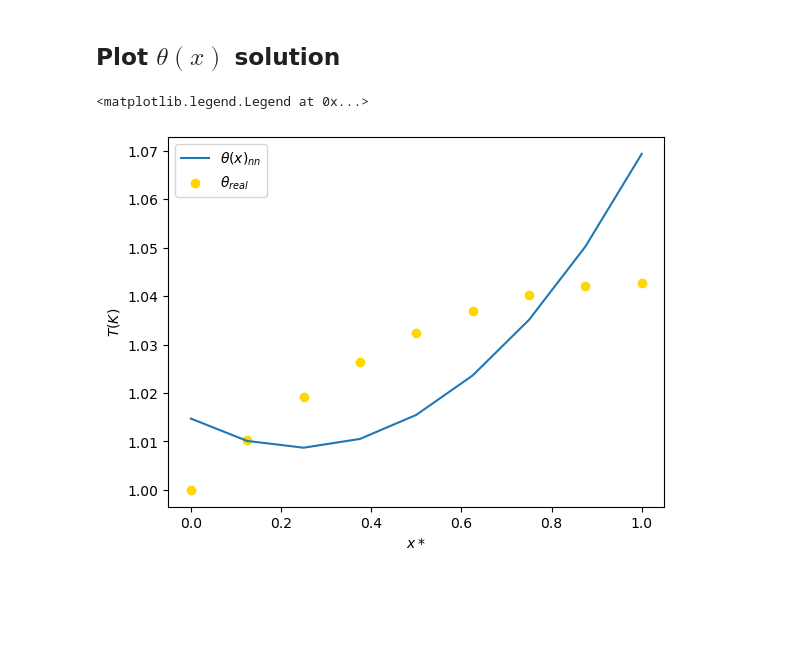
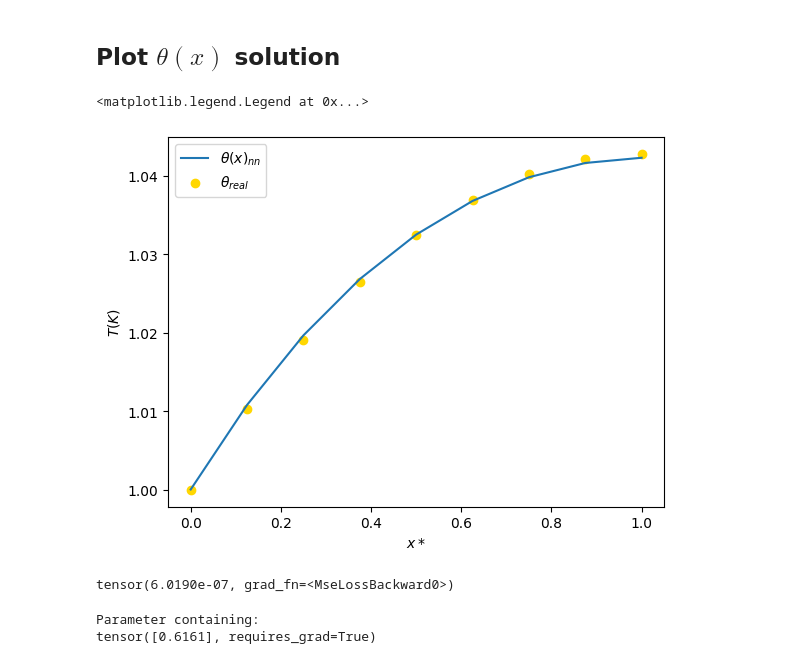
Before and after one commit to mvanzulli/Heat_Transfer_PINN, a Jupyter notebook: playground/Part2_torch.ipynb, the cells around one changed output. Drawn from its saved outputs; the diff is of its cells as text; code cells hidden in the pictures; blank space fills up the shorter version.

```diff
--- a/playground/Part2_torch.ipynb
+++ b/playground/Part2_torch.ipynb
@@ -116,8 +117,9 @@ torch.float32
 # %% [markdown]
 ### Collocation points ($loss_f$)
 # %%
-N_f = 9 #Total number of collocation points
+N_f = 40 #Total number of collocation points
 f_hat = torch.zeros(N_f,1).to(device)
+theta_x_hat = torch.zeros(1,1).to(device)
 print("The number of collocation points are", N_f)
 offset = .0001
 X_train_f = torch.linspace(lb[0] + offset,ub[0] - offset,N_f).reshape(-1,1)
@@ -166,7 +168,7 @@ class DNN(nn.Module):
         l_b = torch.from_numpy(lb).float().to(device)
 
         #preprocessing input
-        x = (x - l_b)/(u_b - l_b) #feature scaling
+        x = 2*(x - l_b)/(u_b - l_b)-1 #feature scaling
 
         #convert to float
         a = x.float()
@@ -453,17 +450,26 @@ plt.grid(True, which="both", ls="-")
 # %%
 # compute theta values
 x_u = X_real
 theta_real = Theta_real.to('cpu').detach().numpy()
 x_f = X_train_f.to('cpu').detach().numpy()
-theta_nn = pinn.forward(X_train_f).to('cpu').detach().numpy()
+theta_nn = pinn.forward(X_real).to('cpu').detach().numpy()
 
 # plt.cla()
-plt.plot(x_f, theta_nn, label = r'$\theta(x)_{nn}$')
+plt.plot(x_u, theta_nn, label = r'$\theta(x)_{nn}$')
 plt.scatter(x_u, theta_real, label = r'$\theta_{real}$', color = 'gold')
 
 plt.xlabel('$x*$')
 plt.ylabel('$T(K)$')
 plt.legend(loc='upper left', prop={'size': 10})
 # %% [output]
 <matplotlib.legend.Legend at 0x...>
-[figure, old version]
+[figure, new version]
+# %%
+pinn.loss_BC(X_bc)
+# %% [output]
+tensor(6.0190e-07, grad_fn=<MseLossBackward0>)
+# %%
+pinn.G
+# %% [output]
+Parameter containing:
+tensor([0.6161], requires_grad=True)
```
Also changed, not shown: parts of 7 cells of this notebook.
